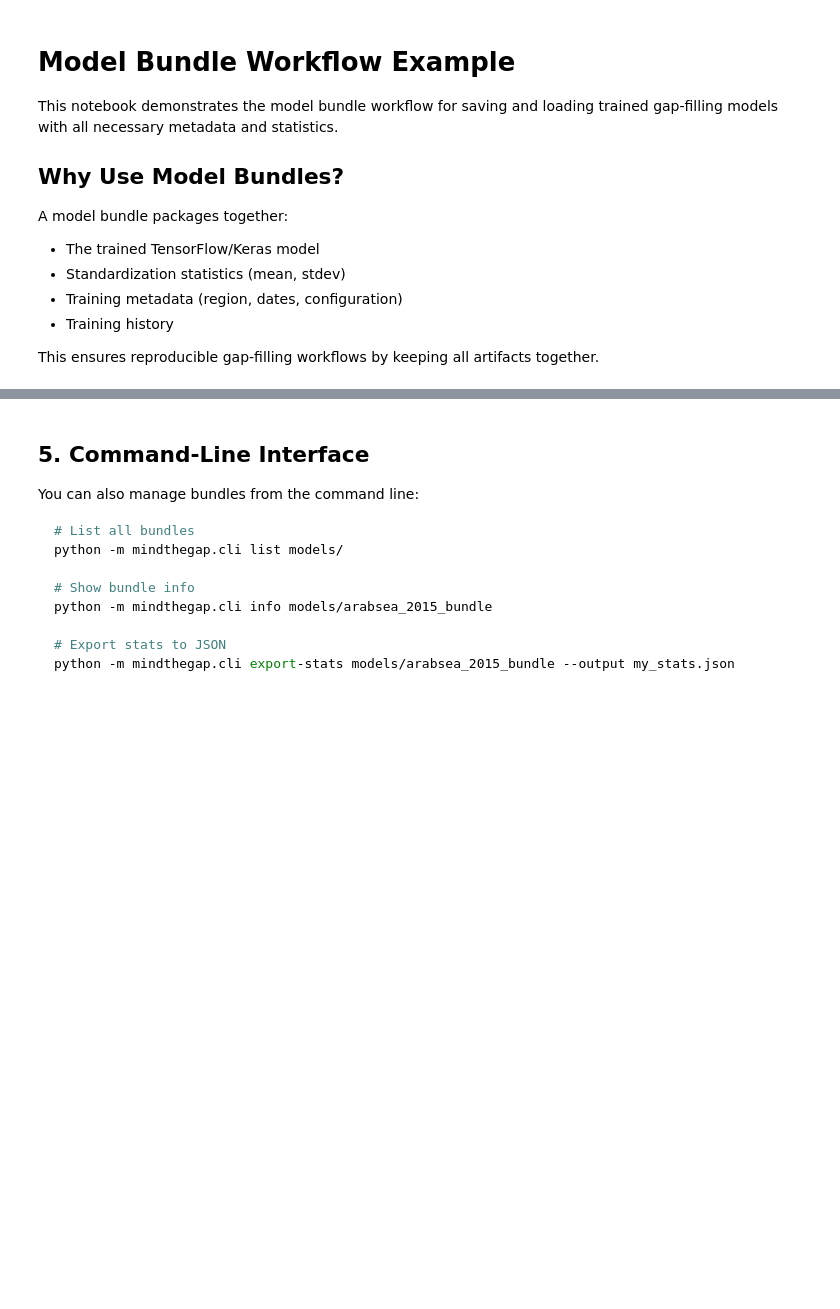
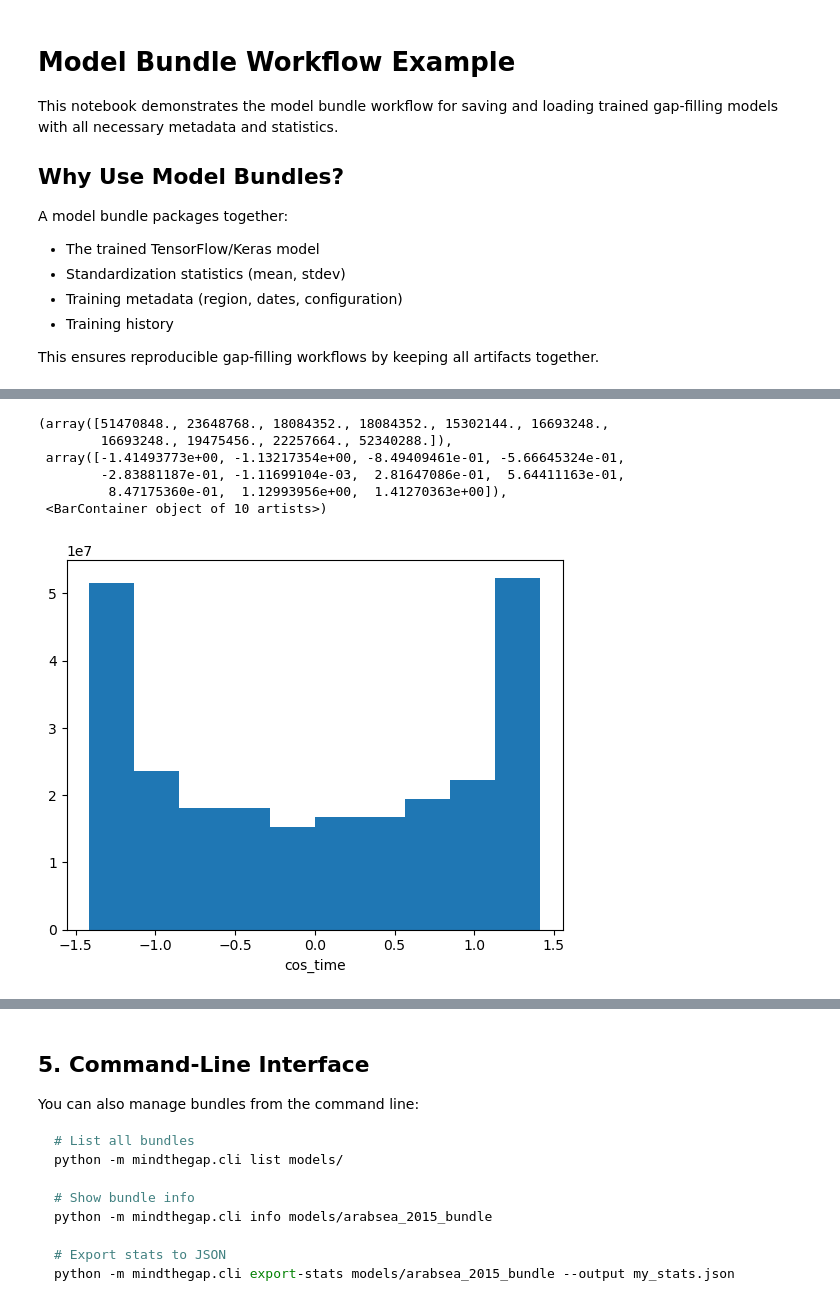
Before and after one commit to SAFS-Varanasi-Internship/mindthegap, a Jupyter notebook: book/5-Model_Bundle_Example.ipynb, the cells around one changed output, grey strips where cells are left out. Drawn from its saved outputs; the diff is of its cells as text; code cells hidden in the pictures; blank space fills up the shorter version.

Commit message:
create the new data_processing function

```diff
--- a/book/5-Model_Bundle_Example.ipynb
+++ b/book/5-Model_Bundle_Example.ipynb
@@ -18,0 +46,38 @@ After training your model (see `2-U-Net_Fit.ipynb`), save it as a bundle:
+# %%
+import xarray as xr
+import mindthegap as mtg
+import numpy as np
+zarr_stdized = xr.open_dataset(
+    "gcs://nmfs_odp_nwfsc/CB/mind_the_chl_gap/2015_3_ArabSea.zarr",
+    engine="zarr",
+    backend_kwargs={"storage_options": {"token": "anon"}},
+    consolidated=True,
+    chunks={}
+)
+vars_to_use = ['CHL',
+ 'cos_time',
+ 'fake_cloud_flag',
+ 'land_flag',
+ 'masked_CHL',
+ 'next_day-CHL',
+ 'prev_day_CHL',
+ 'real_cloud_flag',
+ 'sin_time',
+ 'sst',
+ 'valid_CHL_flag']
+zarr_stdized = zarr_stdized[vars_to_use]
+ds_cropped = mtg.crop_to_multiple(zarr_stdized, multiple=8)
+
+# need the mean and std of CHL
+datadir = "/home/jovyan/shared-public/mindthegap/data"
+stats = np.load(f'{datadir}/{zarr_label}.npy', allow_pickle='TRUE').item()
+# %%
+ds_cropped.cos_time.plot()
+# %% [output]
+(array([51470848., 23648768., 18084352., 18084352., 15302144., 16693248.,
+        16693248., 19475456., 22257664., 52340288.]),
+ array([-1.41493773e+00, -1.13217354e+00, -8.49409461e-01, -5.66645324e-01,
+        -2.83881187e-01, -1.11699104e-03,  2.81647086e-01,  5.64411163e-01,
+         8.47175360e-01,  1.12993956e+00,  1.41270363e+00]),
+ <BarContainer object of 10 artists>)
+[figure, added]
```
Also changed, not shown: parts of 13 cells of this notebook, 6 other files.
